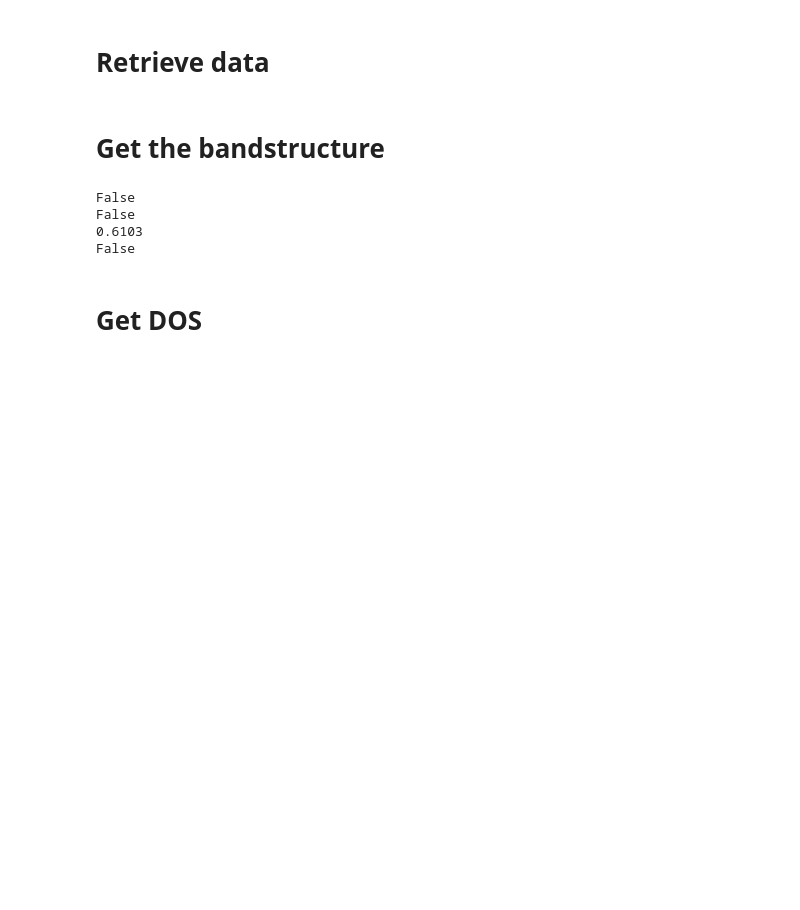
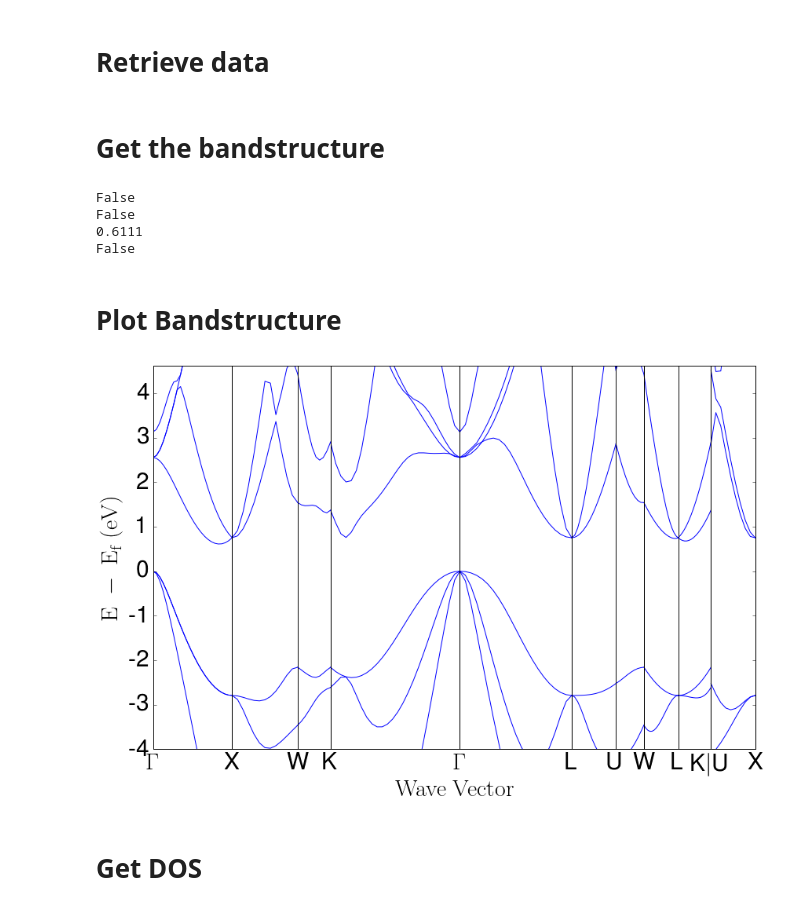
Before and after one commit to materialsproject/workshop-2016, a Jupyter notebook: matmethods/Si_bandstructure.ipynb, the cells around one changed output. Saved outputs shown, nothing was run; the diff lists cells and outputs as text; code cells hidden in the pictures; blank space fills up the shorter version.

```diff
--- a/matmethods/Si_bandstructure.ipynb
+++ b/matmethods/Si_bandstructure.ipynb
@@ -188,0 +193,5 @@ for task in fw3.tasks:
+# %%
+fw4 = NonSCFFW(struct_si, vasp_cmd=None, db_file=">>db_file<<", parents=[fw2], mode="line")
+
+for task in fw4.tasks:
+    print task.fw_name
@@ -415,13 +461,24 @@ bs = json.loads(bs_json.decode())
 # %%
-print bs["is_spin_polarized"]
-print bs["band_gap"]["direct"]
-print bs["band_gap"]["energy"]
-print bs["is_metal"]
+print bs_dict["is_spin_polarized"]
+print bs_dict["band_gap"]["direct"]
+print bs_dict["band_gap"]["energy"]
+print bs_dict["is_metal"]
 # %% [output]
 False
 False
-0.6103
+0.6111
 False
+# %% [markdown]
+# Plot Bandstructure
+# %%
+%matplotlib inline
+
+from pymatgen.electronic_structure.plotter import BSPlotter
+
+bs_plotter = BSPlotter(bs)
+bs_plotter.show()
+# %% [output]
+[figure, added]
 # %% [markdown]
 # Get DOS
 # %%
```
Also changed, not shown: parts of 21 cells of this notebook.
